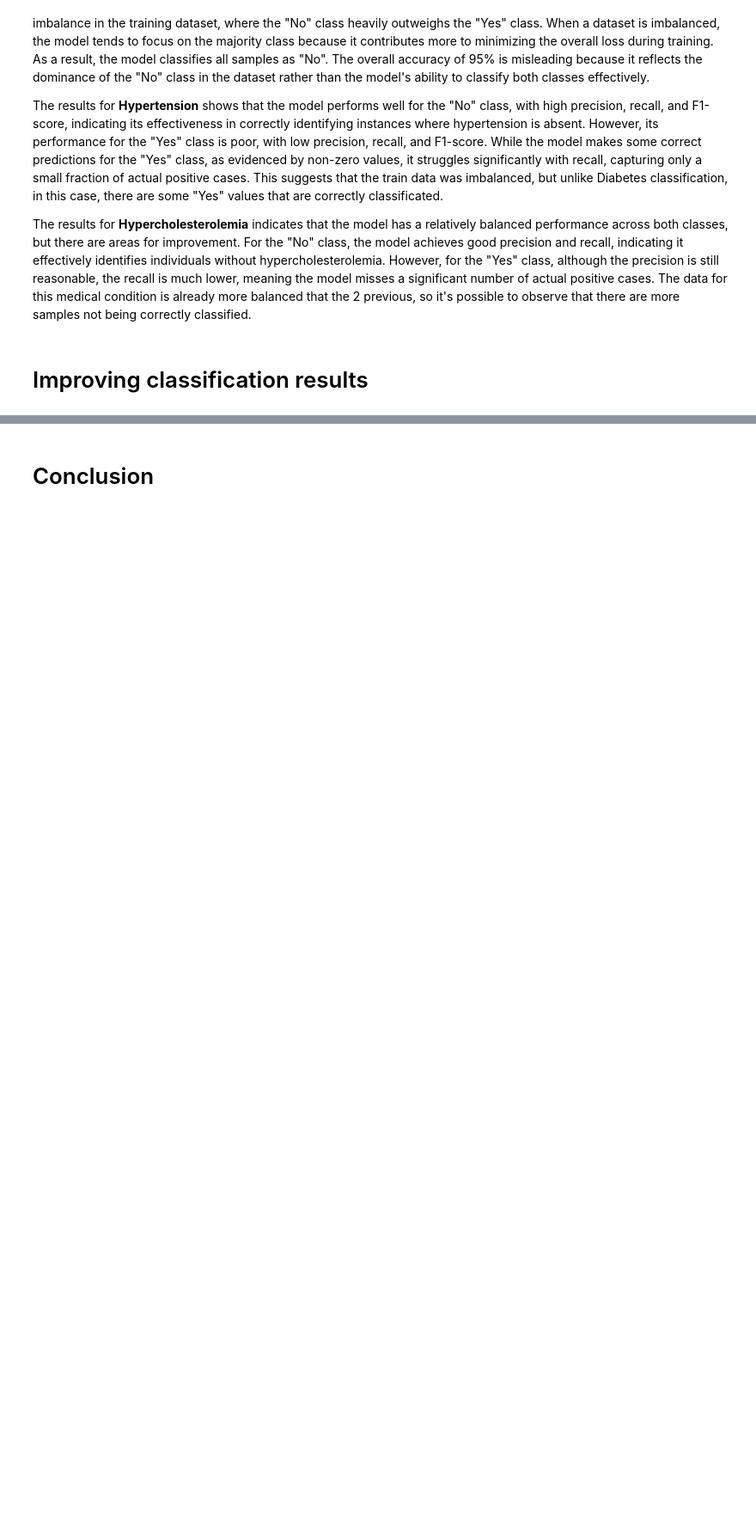
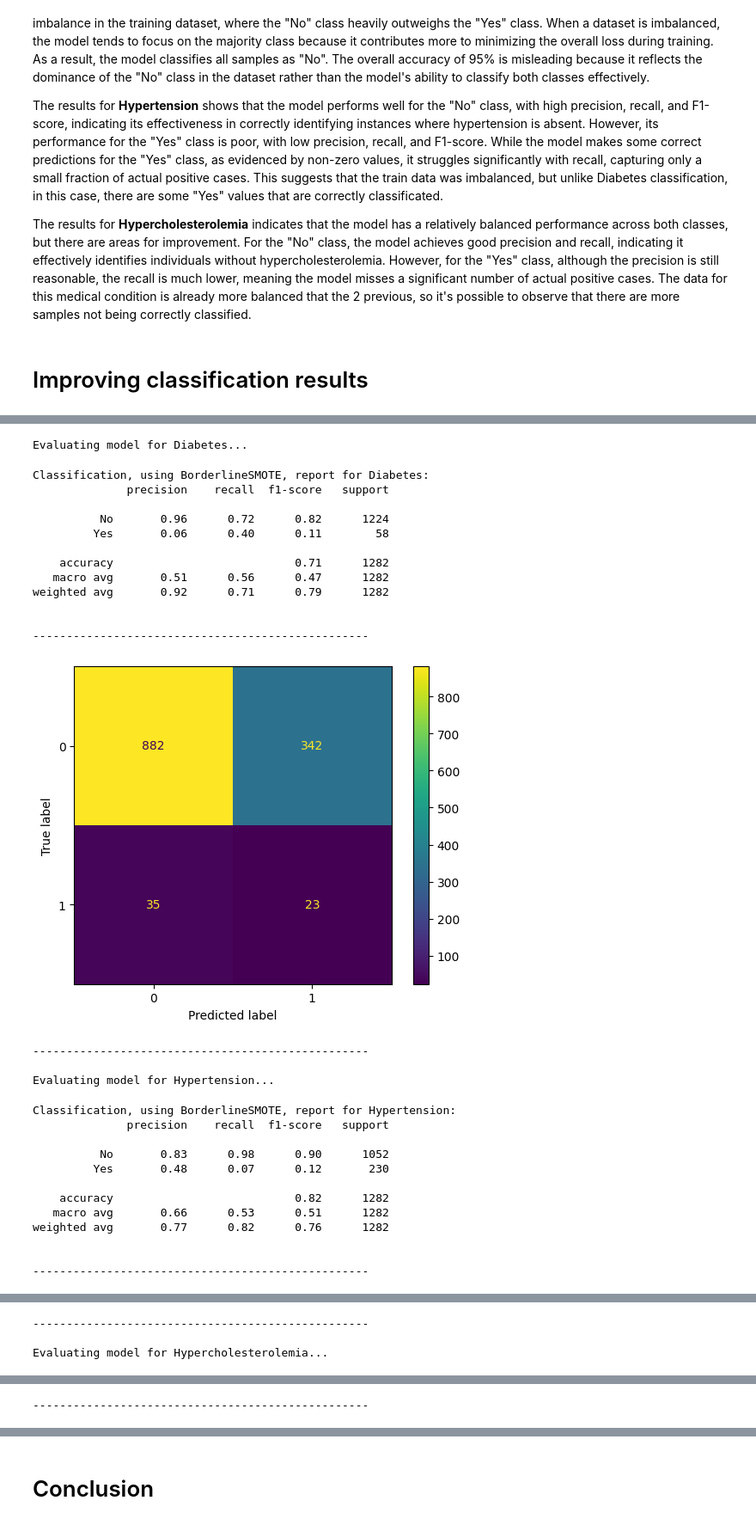
Before and after one commit to Hugana/Bayesian-Networks-AAA, a Jupyter notebook: P1_joao.ipynb, the cells around one changed output, grey strips where cells are left out. Shown at 86% size. Cells and saved outputs as stored; diff of their text form; code cells hidden in the pictures; blank space fills up the shorter version.

```diff
--- a/P1_joao.ipynb
+++ b/P1_joao.ipynb
@@ -1125,0 +1215,48 @@ The results for **Hypercholesterolemia** indicates that the model has a relative
+# %%
+target_conditions = ["Diabetes", "Hypertension", "Hypercholesterolemia"]
+
+for condition in target_conditions:
+    print(f"Evaluating model for {condition}...")
+
+    y_test = test[condition]
+    x_test = test.drop(columns=[condition])
+
+    predictions = bayesian_model.predict(x_test)
+
+    print(f"Classification, using BorderlineSMOTE, report for {condition}:")
+    print(classification_report(y_test, predictions[condition],zero_division=0.0))
+    print("\n" + "-"*50 + "\n")
+    display = ConfusionMatrixDisplay(confusion_matrix(y_test, predictions[condition]))
+    display.plot()
+    plt.show()
+    print("\n" + "-"*50 + "\n")
+# %% [output]
+Evaluating model for Diabetes...
+Classification, using BorderlineSMOTE, report for Diabetes:
+              precision    recall  f1-score   support
+
+          No       0.96      0.72      0.82      1224
+         Yes       0.06      0.40      0.11        58
+
+    accuracy                           0.71      1282
+   macro avg       0.51      0.56      0.47      1282
+weighted avg       0.92      0.71      0.79      1282
+
+
+--------------------------------------------------
+[figure, added]
+--------------------------------------------------
+
+Evaluating model for Hypertension...
+Classification, using BorderlineSMOTE, report for Hypertension:
+              precision    recall  f1-score   support
+
+          No       0.83      0.98      0.90      1052
+         Yes       0.48      0.07      0.12       230
+
+    accuracy                           0.82      1282
+   macro avg       0.66      0.53      0.51      1282
+weighted avg       0.77      0.82      0.76      1282
+
+
+--------------------------------------------------
@@ -1125,0 +1264,3 @@ The results for **Hypercholesterolemia** indicates that the model has a relative
+--------------------------------------------------
+
+Evaluating model for Hypercholesterolemia...
@@ -1125,0 +1280 @@ The results for **Hypercholesterolemia** indicates that the model has a relative
+--------------------------------------------------
```
Also changed, not shown: parts of 17 cells of this notebook, 11 other files.
